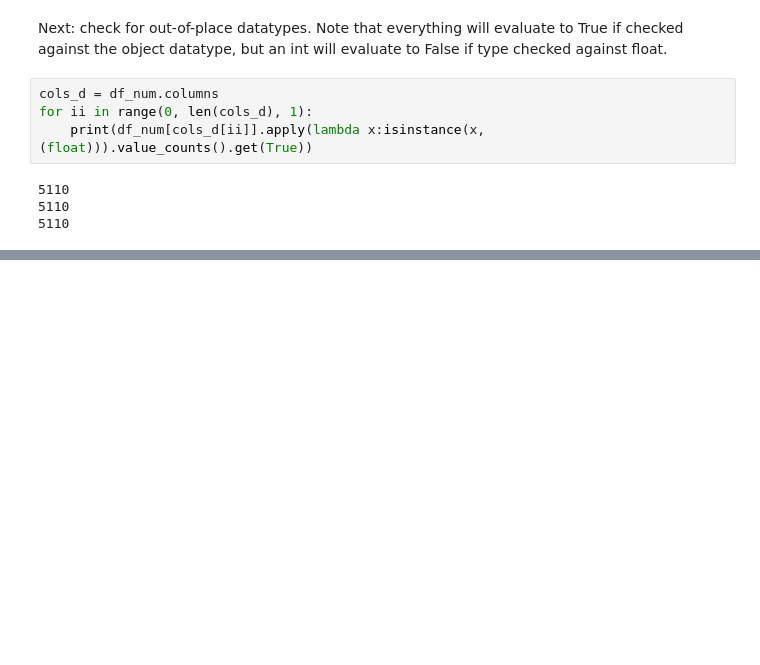
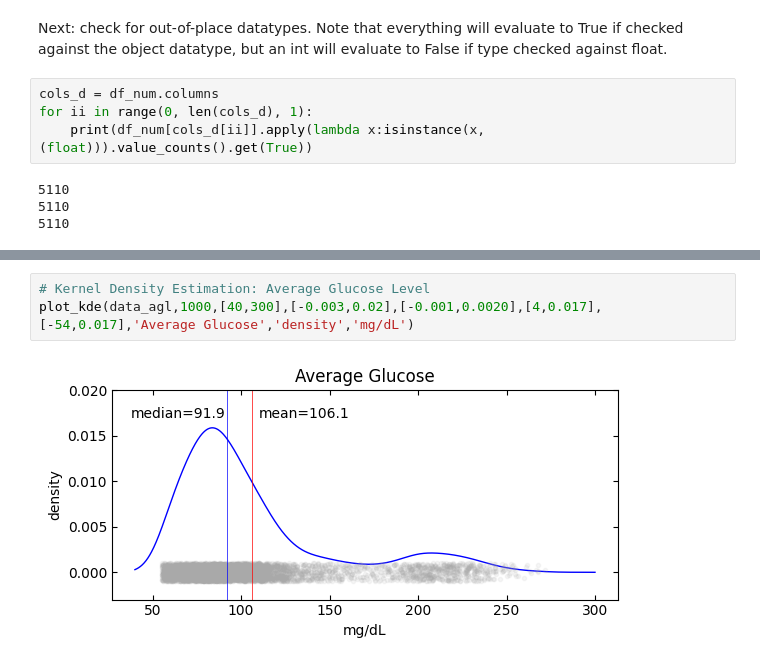
Before and after one commit to CamiloEmiliano/ML_samples, a Jupyter notebook: heart_stroke_EDA.ipynb, the cells around one changed output, grey strips where cells are left out. Cells and saved outputs as stored; diff of their text form; blank space fills up the shorter version.

```diff
--- a/heart_stroke_EDA.ipynb
+++ b/heart_stroke_EDA.ipynb
@@ -156,0 +364,5 @@ for ii in range(0, len(cols_d), 1):
+# %%
+# Kernel Density Estimation: Average Glucose Level
+plot_kde(data_agl,1000,[40,300],[-0.003,0.02],[-0.001,0.0020],[4,0.017],[-54,0.017],'Average Glucose','density','mg/dL')
+# %% [output]
+[figure, added]
```
Also changed, not shown: parts of 51 cells of this notebook.
